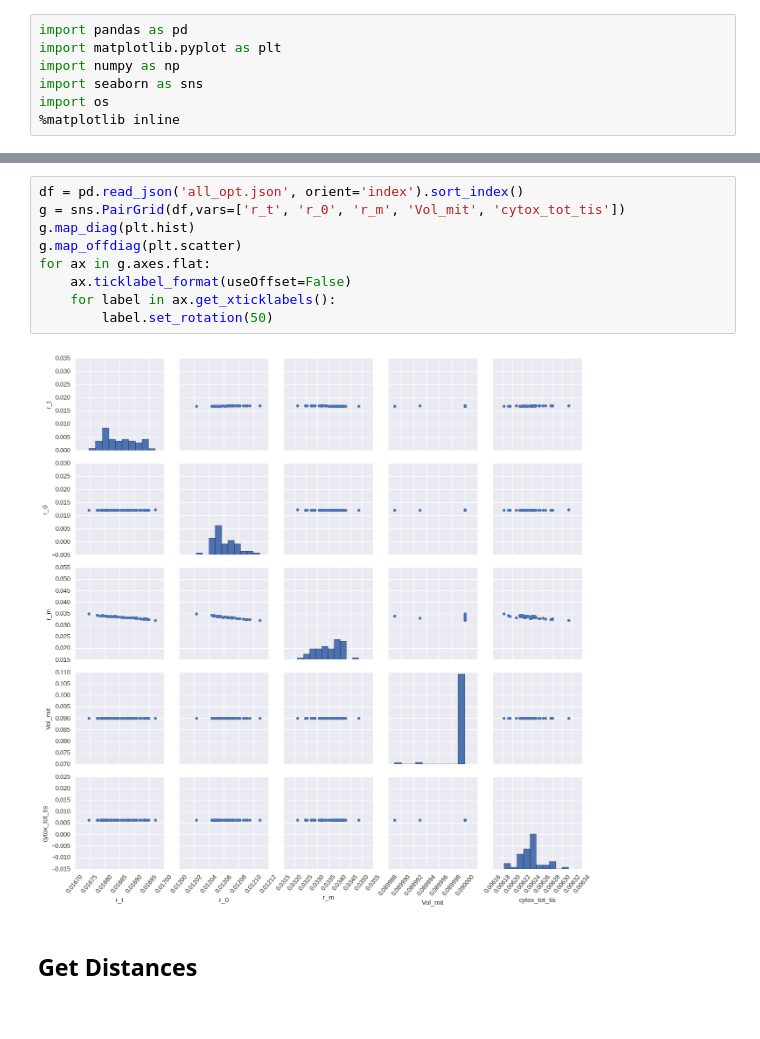
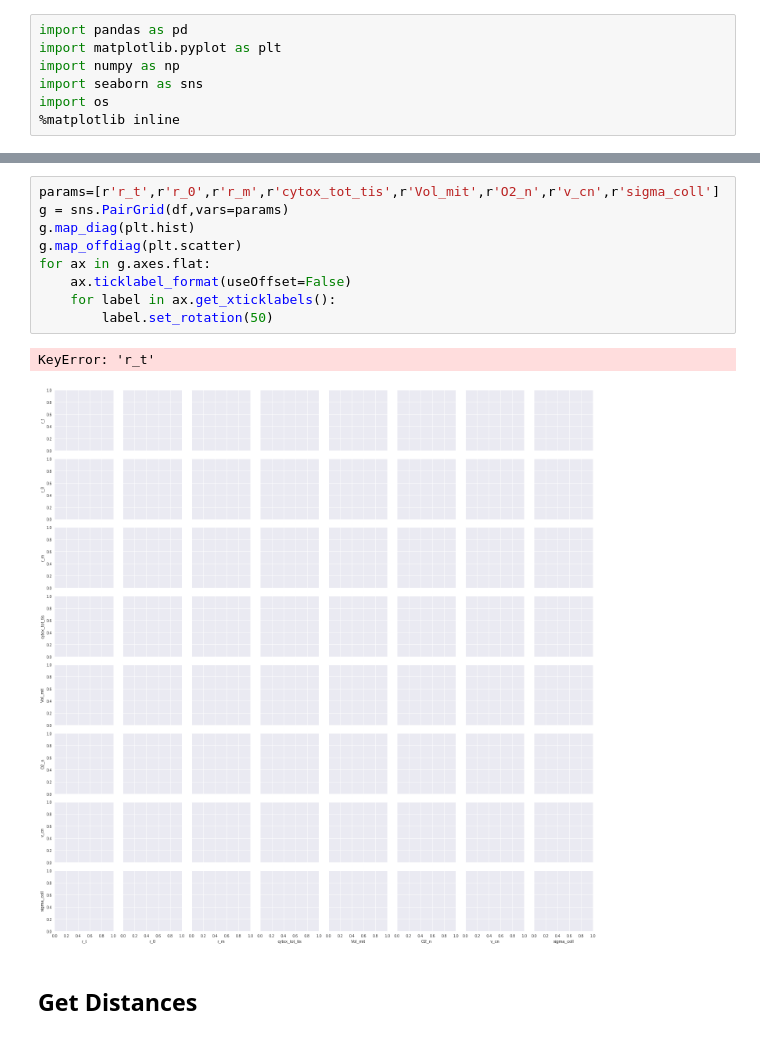
Before and after one commit to multimodalspectroscopy/BayesCMD, a Jupyter notebook: data/optimisation_plots.ipynb, the cells around one changed output, grey strips where cells are left out. Cells and saved outputs as stored; diff of their text form.

```diff
--- a/data/optimisation_plots.ipynb
+++ b/data/optimisation_plots.ipynb
@@ -8,14 +24,15 @@ import os
 # %%
-df = pd.read_json('all_opt.json', orient='index').sort_index()
-g = sns.PairGrid(df,vars=['r_t', 'r_0', 'r_m', 'Vol_mit', 'cytox_tot_tis'])
+params=[r'r_t',r'r_0',r'r_m',r'cytox_tot_tis',r'Vol_mit',r'O2_n',r'v_cn',r'sigma_coll']
+g = sns.PairGrid(df,vars=params)
 g.map_diag(plt.hist)
 g.map_offdiag(plt.scatter)
 for ax in g.axes.flat:
     ax.ticklabel_format(useOffset=False)
     for label in ax.get_xticklabels():
         label.set_rotation(50)
 # %% [output]
+KeyError: 'r_t'
-[figure, old version]
+[figure, new version]
 # %% [markdown]
 ## Get Distances ##
 # %%
```
Also changed, not shown: parts of 1 cell of this notebook, 15 other files.
